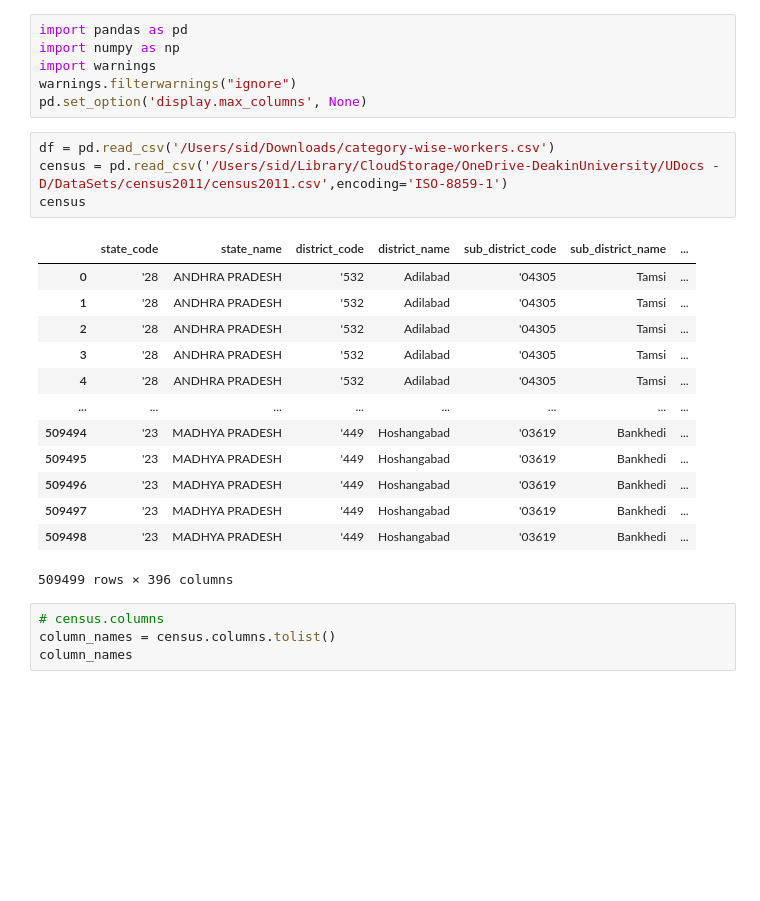
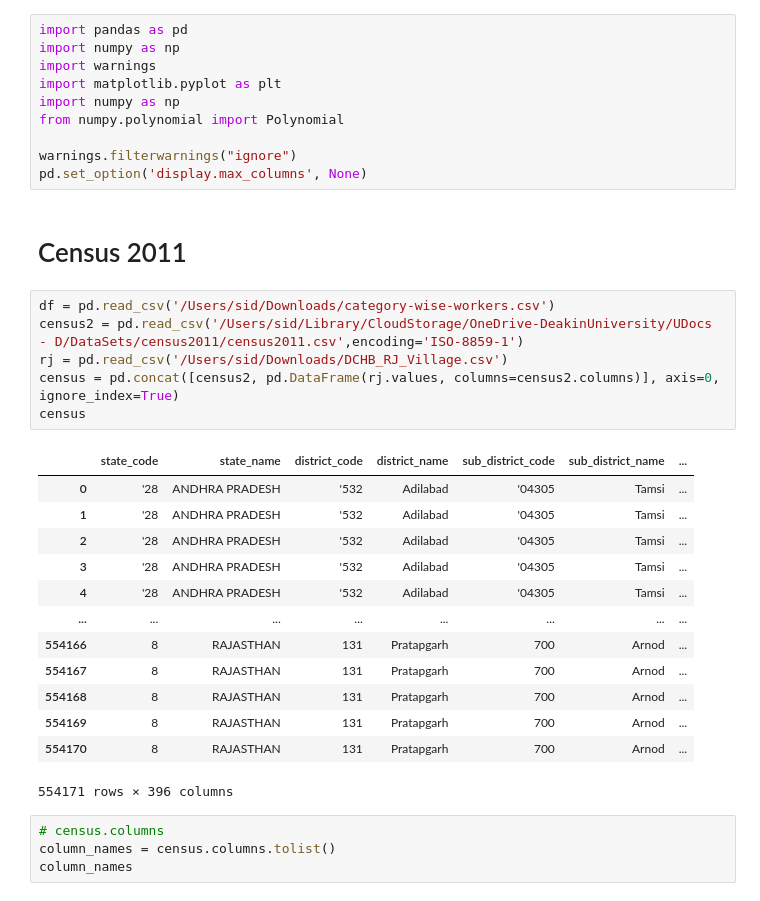
Before and after one commit to SaiSiddhardhaKalla/Master_Thesis, a Jupyter notebook: census2011.ipynb, the cells around one changed output. Drawn from its saved outputs; the diff is of its cells as text; blank space fills up the shorter version.

Commit message:
Concate MA final Panel

```diff
--- a/census2011.ipynb
+++ b/census2011.ipynb
@@ -2,26 +2,34 @@
 import pandas as pd
 import numpy as np
 import warnings
+import matplotlib.pyplot as plt
+import numpy as np
+from numpy.polynomial import Polynomial
+
 warnings.filterwarnings("ignore")
 pd.set_option('display.max_columns', None)
+# %% [markdown]
+# Census 2011
 # %%
 df = pd.read_csv('/Users/sid/Downloads/category-wise-workers.csv')
-census = pd.read_csv('/Users/sid/Library/CloudStorage/OneDrive-DeakinUniversity/UDocs - D/DataSets/census2011/census2011.csv',encoding='ISO-8859-1')
+census2 = pd.read_csv('/Users/sid/Library/CloudStorage/OneDrive-DeakinUniversity/UDocs - D/DataSets/census2011/census2011.csv',encoding='ISO-8859-1')
+rj = pd.read_csv('/Users/sid/Downloads/DCHB_RJ_Village.csv')
+census = pd.concat([census2, pd.DataFrame(rj.values, columns=census2.columns)], axis=0, ignore_index=True)
 census
 # %% [output]
 |  | state_code | state_name | district_code | district_name | sub_district_code | sub_district_name | ... |
 | 0 | '28 | ANDHRA PRADESH | '532 | Adilabad | '04305 | Tamsi | ... |
 | 1 | '28 | ANDHRA PRADESH | '532 | Adilabad | '04305 | Tamsi | ... |
 | 2 | '28 | ANDHRA PRADESH | '532 | Adilabad | '04305 | Tamsi | ... |
 | 3 | '28 | ANDHRA PRADESH | '532 | Adilabad | '04305 | Tamsi | ... |
 | 4 | '28 | ANDHRA PRADESH | '532 | Adilabad | '04305 | Tamsi | ... |
 | ... | ... | ... | ... | ... | ... | ... | ... |
-| 509494 | '23 | MADHYA PRADESH | '449 | Hoshangabad | '03619 | Bankhedi | ... |
-| 509495 | '23 | MADHYA PRADESH | '449 | Hoshangabad | '03619 | Bankhedi | ... |
-| 509496 | '23 | MADHYA PRADESH | '449 | Hoshangabad | '03619 | Bankhedi | ... |
-| 509497 | '23 | MADHYA PRADESH | '449 | Hoshangabad | '03619 | Bankhedi | ... |
-| 509498 | '23 | MADHYA PRADESH | '449 | Hoshangabad | '03619 | Bankhedi | ... |
+| 554166 | 8 | RAJASTHAN | 131 | Pratapgarh | 700 | Arnod | ... |
+| 554167 | 8 | RAJASTHAN | 131 | Pratapgarh | 700 | Arnod | ... |
+| 554168 | 8 | RAJASTHAN | 131 | Pratapgarh | 700 | Arnod | ... |
+| 554169 | 8 | RAJASTHAN | 131 | Pratapgarh | 700 | Arnod | ... |
+| 554170 | 8 | RAJASTHAN | 131 | Pratapgarh | 700 | Arnod | ... |
-509499 rows × 396 columns
+554171 rows × 396 columns
 # %%
 # census.columns
 column_names = census.columns.tolist()
```
Also changed, not shown: parts of 56 cells of this notebook.
